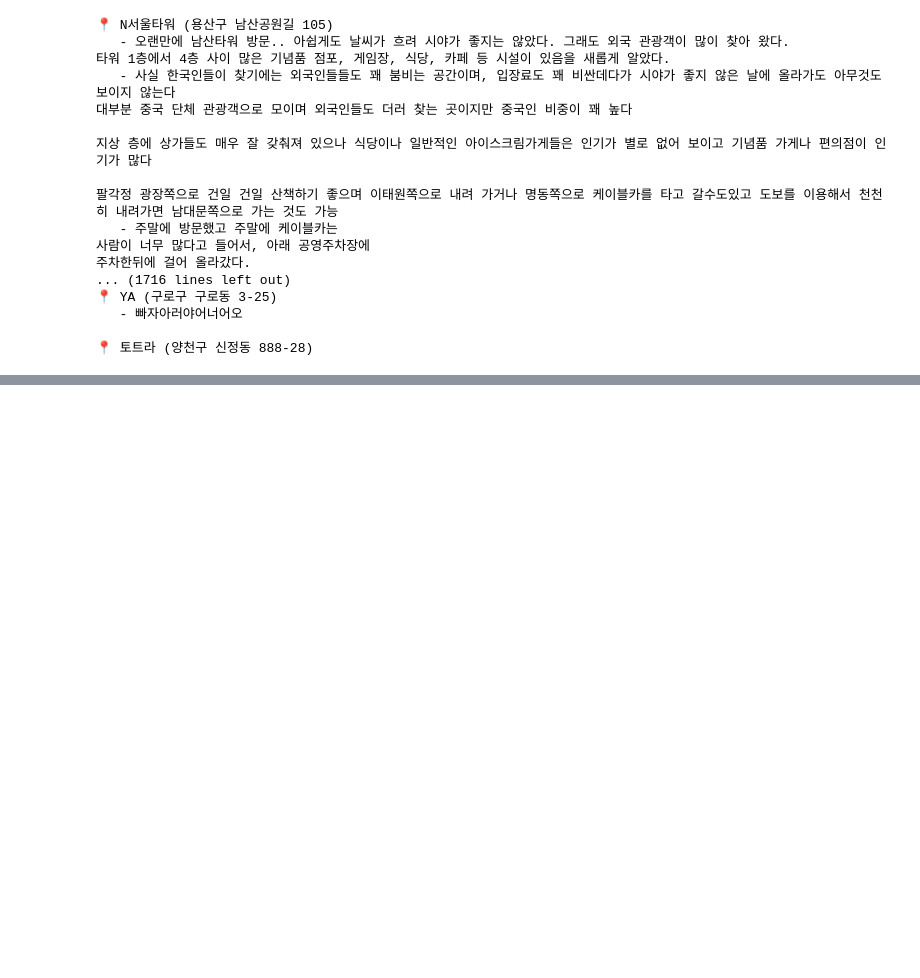
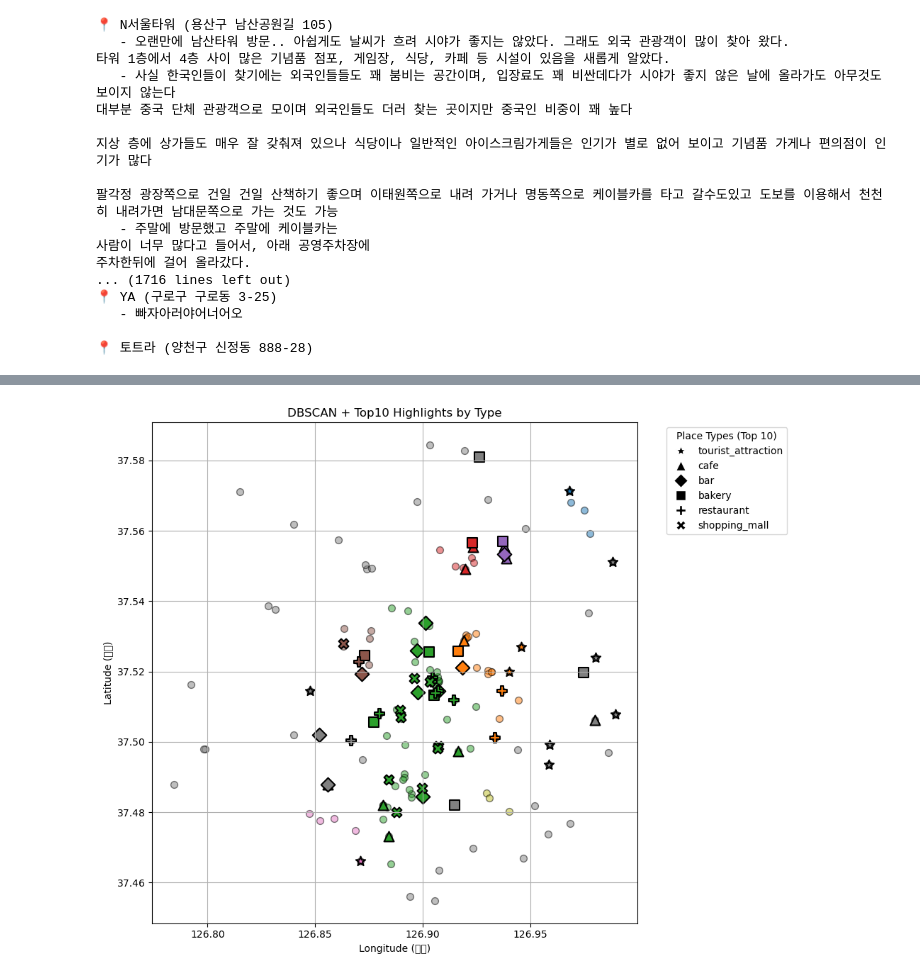
Before and after one commit to YeongIn-Hwang/2025_AI_Academic-Festival, a Jupyter notebook: AI/2025학술제_API활용.ipynb, the cells around one changed output, grey strips where cells are left out. Saved outputs shown, nothing was run; the diff lists cells and outputs as text; code cells hidden in the pictures; blank space fills up the shorter version.

```diff
--- a/AI/2025학술제_API활용.ipynb
+++ b/AI/2025학술제_API활용.ipynb
@@ -443,7 +443,8 @@ else:
 """
 from sklearn.metrics.pairwise import cosine_similarity
 
-user_input_raw = input("여행에서 어떤 걸 원하시나요?\n")
+#user_input_raw = input("여행에서 어떤 걸 원하시나요?\n")
+user_input_raw = "높은 곳에서 도시를 내려다보는 여행이 하고싶어. 예 스카이타워"
 
 # 리뷰 전처리 함수 사용
 user_cleaned = clean_review(user_input_raw)
@@ -575,0 +603,49 @@ for t, places in top_places_by_type.items():
+# %%
+import matplotlib.pyplot as plt
+import numpy as np
+
+# 클러스터 색상
+def get_color_by_cluster(cluster_id):
+    if cluster_id == -1:
+        return "gray"
+    cmap = plt.get_cmap("tab10")
+    return cmap(cluster_id % 10)
+
+# 타입별 마커 지정
+marker_styles = ['*', '^', 'D', 's', 'P', 'X', 'v', '<', '>']
+type_to_marker = {t: marker_styles[i % len(marker_styles)] for i, t in enumerate(top_places_by_type.keys())}
+
+plt.figure(figsize=(10, 8))
+
+# 1일반 장소는 원형으로 표시
+for place in all_places:
+    if "lat" in place and "lng" in place and "cluster" in place:
+        lat, lng = place["lat"], place["lng"]
+        cluster_id = place["cluster"]
+        color = get_color_by_cluster(cluster_id)
+        plt.scatter(lng, lat, c=[color], s=50, edgecolors='k', alpha=0.5, marker='o')
+
+# 타입별 Top 10은 특별한 마커로 강조
+for place_type, top_places in top_places_by_type.items():
+    marker = type_to_marker[place_type]
+    for place in top_places:
+        if "lat" in place and "lng" in place and "cluster" in place:
+            lat, lng = place["lat"], place["lng"]
+            cluster_id = place["cluster"]
+            color = get_color_by_cluster(cluster_id)
+            plt.scatter(lng, lat, c=[color], s=100, edgecolors='black', linewidths=1.5, marker=marker, label=place_type)
+
+# 범례, 제목 등
+handles = []
+for t, m in type_to_marker.items():
+    handles.append(plt.Line2D([], [], marker=m, color='w', markerfacecolor='black', markersize=10, label=t))
+plt.legend(handles=handles, title="Place Types (Top 10)", bbox_to_anchor=(1.05, 1), loc='upper left')
+
+plt.xlabel("Longitude (경도)")
+plt.ylabel("Latitude (위도)")
+plt.title("DBSCAN + Top10 Highlights by Type")
+plt.grid(True)
+plt.tight_layout()
+plt.show()
+# %% [output]
+[figure, added]
```
Also changed, not shown: parts of 5 cells of this notebook, 1 other file.
